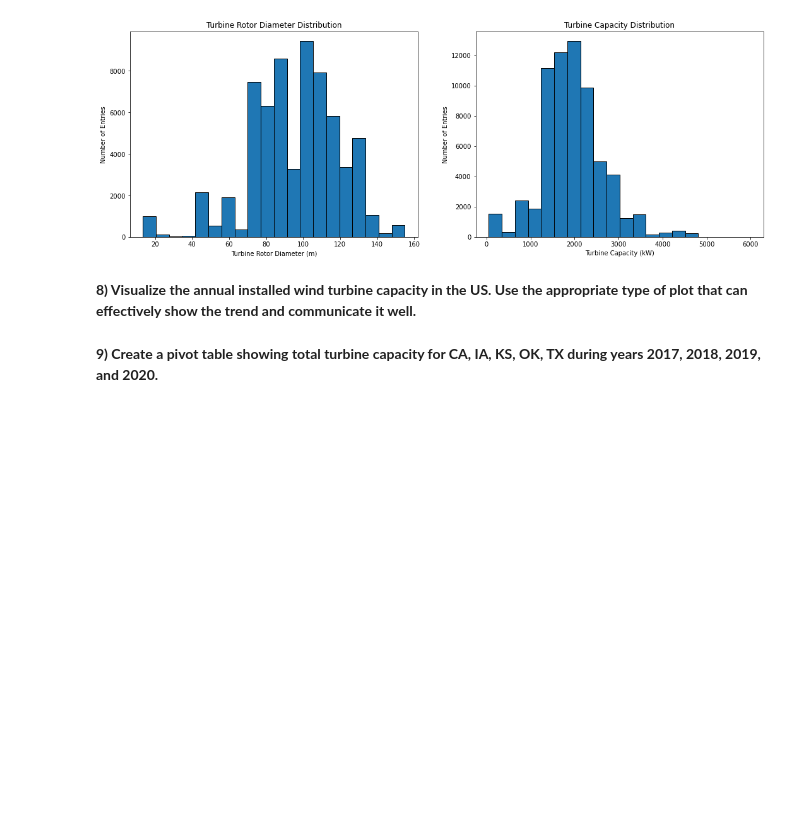
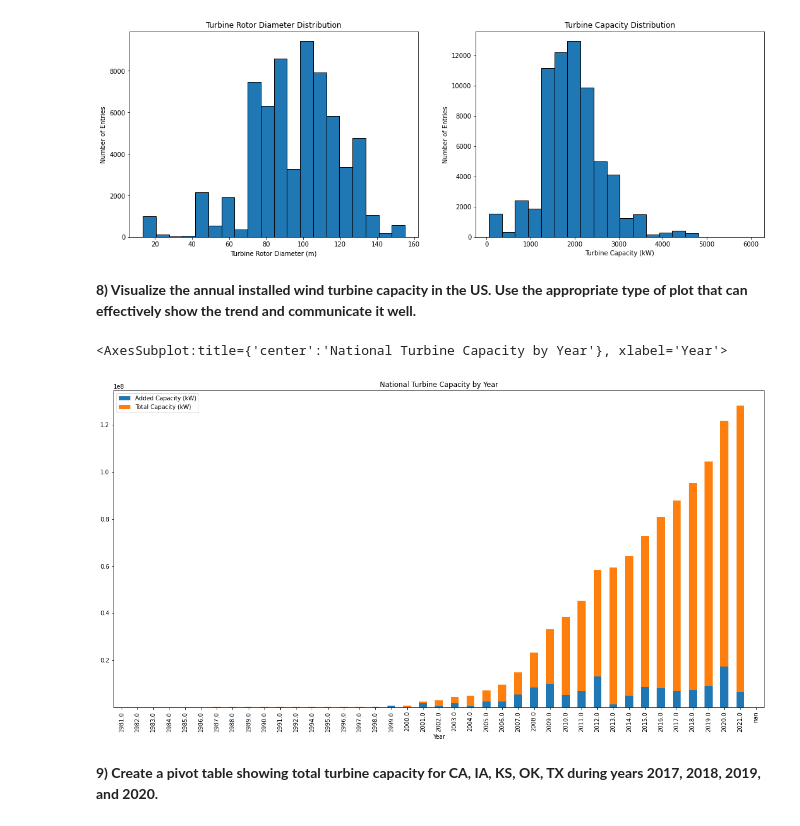
Before and after one commit to yairg98/Data-Driven-Problem-Solving, a Jupyter notebook: Midterm Project/Part 1/part1.ipynb, the cells around one changed output. Drawn from its saved outputs; the diff is of its cells as text; code cells hidden in the pictures; blank space fills up the shorter version.

```diff
--- a/Midterm Project/Part 1/part1.ipynb
+++ b/Midterm Project/Part 1/part1.ipynb
@@ -169,6 +169,32 @@ Text(0.5, 1.0, 'Turbine Capacity Distribution')
 # %% [markdown]
 **8) Visualize the annual installed wind turbine capacity in the US. Use the appropriate type of
 plot that can effectively show the trend and communicate it well.**
+# %%
+# Create a new dataframe containing data on the annual national turbine turbine capacity created
+
+# List and sort all unique years present in the database
+years = pd.unique(df['p_year'])
+years.sort()
+
+# Compile total new turbine capactity added each year
+new_capacity = [df.loc[df['p_year'] == yr, 't_cap'].sum() for yr in years]
+
+# Compile total turbine capacity nationally at the start of each year
+prev_capacity = [df.loc[df['p_year'] < yr, 't_cap'].sum() for yr in years]
+
+# Create new dataframe from turbine capacity data
+annual_cap_data = {
+    "Year": years,
+    "Added Capacity (kW)": new_capacity,
+    "Total Capacity (kW)": prev_capacity
+}
+annual_cap = pd.DataFrame(annual_cap_data)
+
+annual_cap.plot(x='Year', kind='bar', stacked=True,
+        title='National Turbine Capacity by Year', figsize=(20,10))
+# %% [output]
+<AxesSubplot:title={'center':'National Turbine Capacity by Year'}, xlabel='Year'>
+[figure, added]
 # %% [markdown]
 **9) Create a pivot table showing total turbine capacity for CA, IA, KS, OK, TX during years
 2017, 2018, 2019, and 2020.**
```
